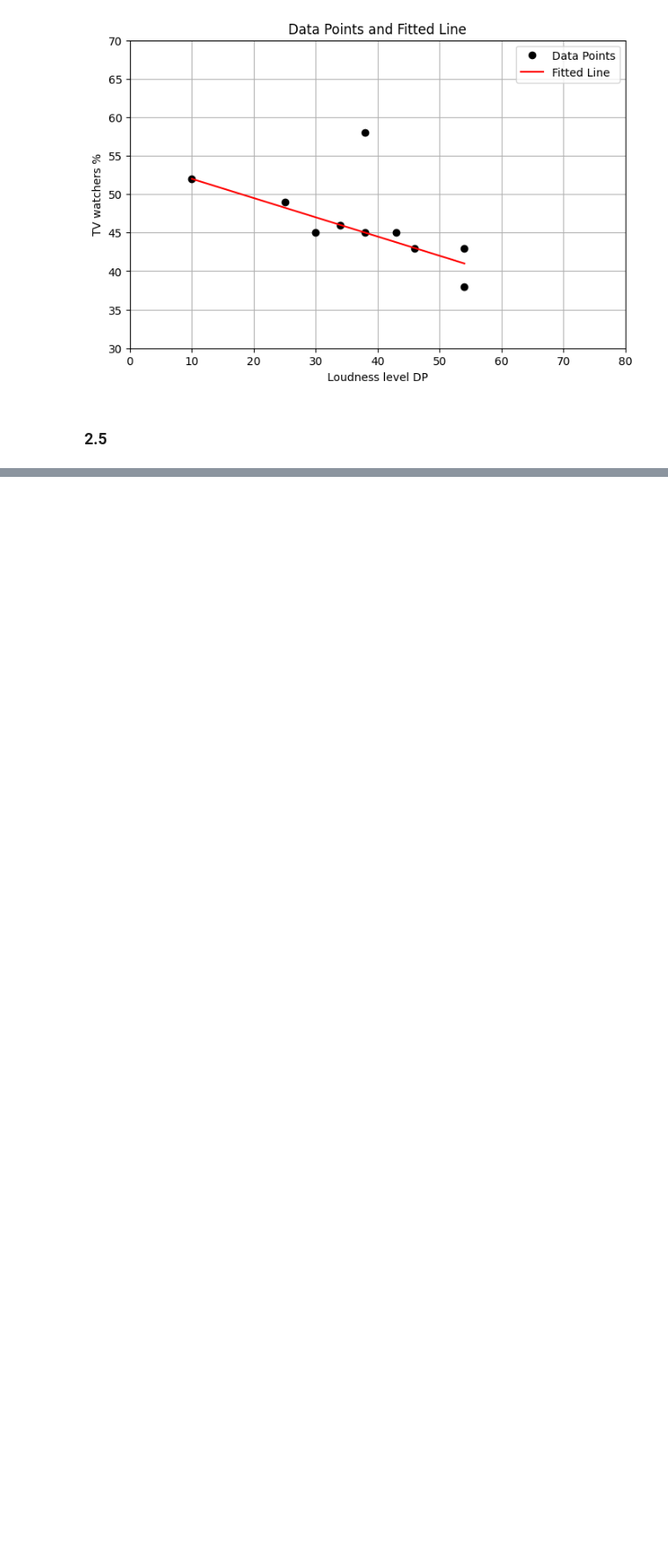
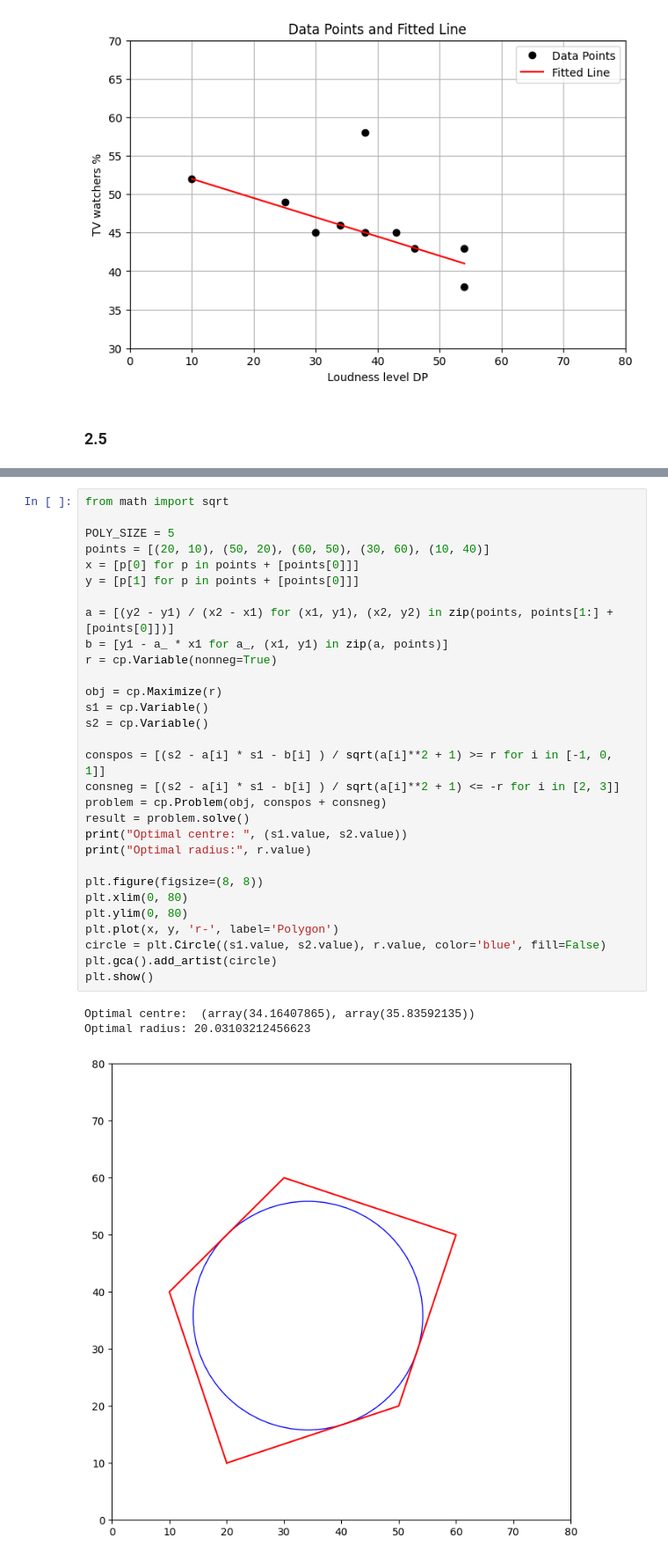
Before and after one commit to Zaloz64/TDA206, a Jupyter notebook: lab1/hw-1.ipynb, the cells around one changed output, grey strips where cells are left out. Shown at 88% size. Saved outputs shown, nothing was run; the diff lists cells and outputs as text; blank space fills up the shorter version.

```diff
--- a/lab1/hw-1.ipynb
+++ b/lab1/hw-1.ipynb
@@ -384,0 +433,34 @@ Optimal b: None
+# %%
+from math import sqrt
+
+POLY_SIZE = 5
+points = [(20, 10), (50, 20), (60, 50), (30, 60), (10, 40)]
+x = [p[0] for p in points + [points[0]]]
+y = [p[1] for p in points + [points[0]]]
+
+a = [(y2 - y1) / (x2 - x1) for (x1, y1), (x2, y2) in zip(points, points[1:] + [points[0]])]
+b = [y1 - a_ * x1 for a_, (x1, y1) in zip(a, points)]
+r = cp.Variable(nonneg=True)
+
+obj = cp.Maximize(r)
+s1 = cp.Variable()
+s2 = cp.Variable()
+
+conspos = [(s2 - a[i] * s1 - b[i] ) / sqrt(a[i]**2 + 1) >= r for i in [-1, 0, 1]]
+consneg = [(s2 - a[i] * s1 - b[i] ) / sqrt(a[i]**2 + 1) <= -r for i in [2, 3]]
+problem = cp.Problem(obj, conspos + consneg)
+result = problem.solve()
+print("Optimal centre: ", (s1.value, s2.value))
+print("Optimal radius:", r.value)
+
+plt.figure(figsize=(8, 8))
+plt.xlim(0, 80)
+plt.ylim(0, 80)
+plt.plot(x, y, 'r-', label='Polygon')
+circle = plt.Circle((s1.value, s2.value), r.value, color='blue', fill=False)
+plt.gca().add_artist(circle)
+plt.show()
+# %% [output]
+Optimal centre:  (array(34.16407865), array(35.83592135))
+Optimal radius: 20.03103212456623
+[figure, added]
```
Also changed, not shown: parts of 9 cells of this notebook.
